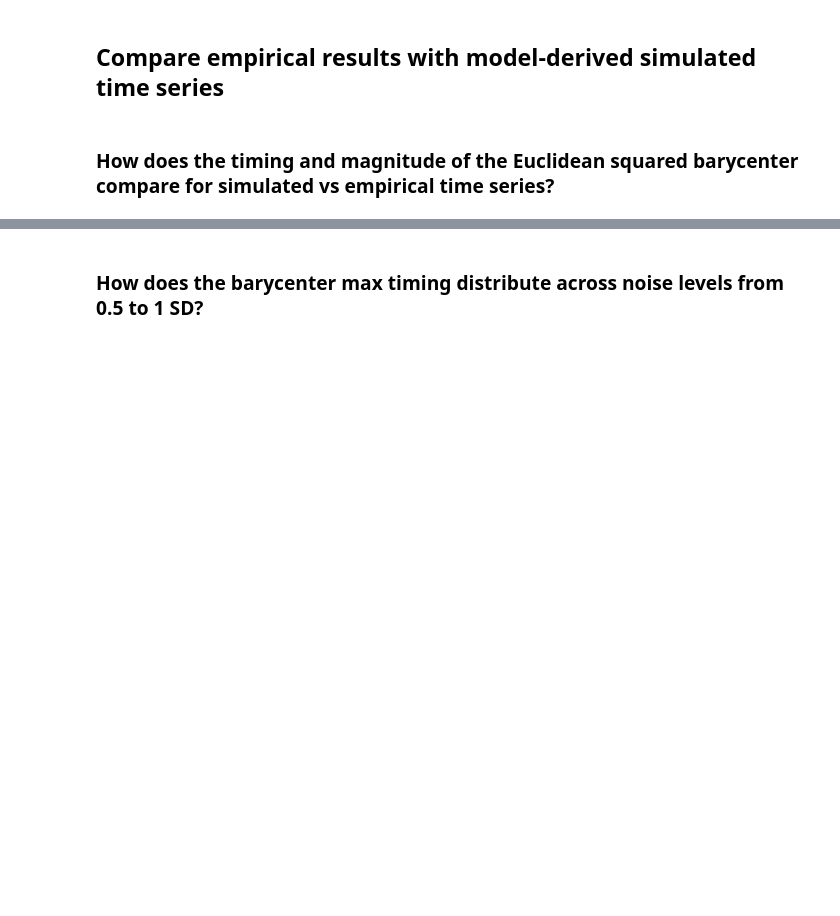
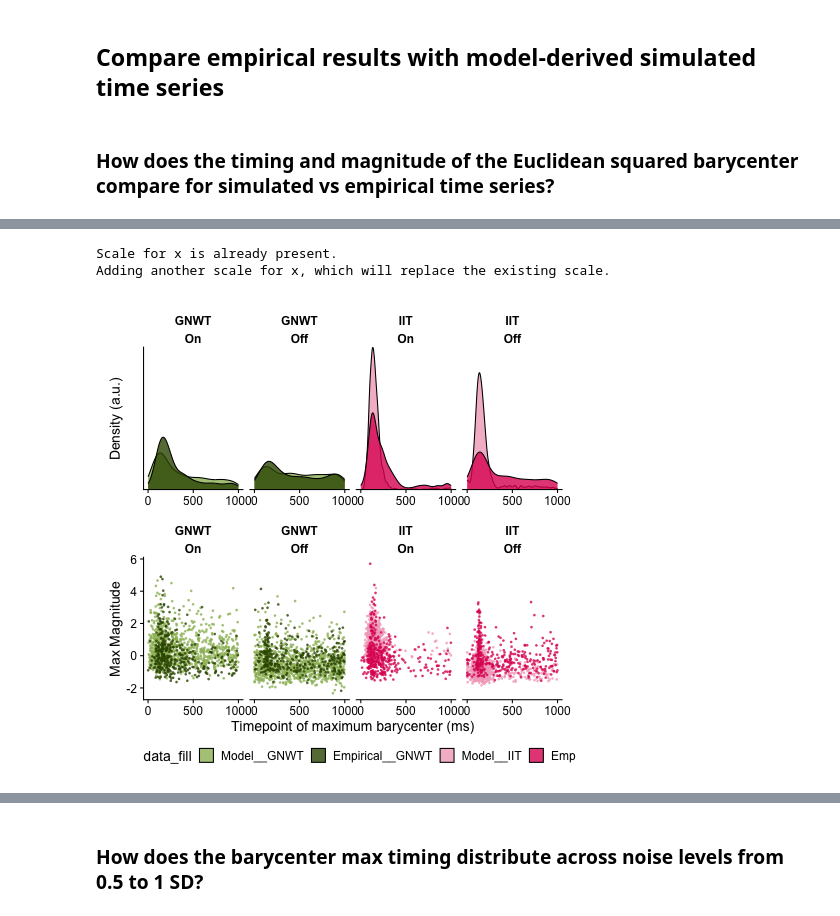
Before and after one commit to anniegbryant/MEG_functional_connectivity, a Jupyter notebook: data_visualization/barycenter_empirical_analysis.ipynb, the cells around one changed output, grey strips where cells are left out. Cells and saved outputs as stored; diff of their text form; code cells hidden in the pictures; blank space fills up the shorter version.

```diff
--- a/data_visualization/barycenter_empirical_analysis.ipynb
+++ b/data_visualization/barycenter_empirical_analysis.ipynb
@@ -559,3 +625,59 @@ Adding another scale for x, which will replace the existing scale.
+# %%
+%%R -i all_abs_data_for_comparison
+
+bary_max_density_plot <- all_abs_data_for_comparison %>%
+    filter(Data_Type=="Empirical" | Noise==1) %>%
+    mutate(Stim = factor(Stim, levels=c("On", "Off")),
+           data_fill = glue("{Data_Type}__{Model}")) %>%
+    mutate(data_fill = factor(data_fill, levels=rev(c("Empirical__IIT", "Model__IIT",
+                                                      "Empirical__GNWT", "Model__GNWT")))) %>%
+    ggplot(data=., mapping=aes(x=Max_Time, fill=data_fill)) +
+    scale_x_continuous(expand=c(0,0)) +
+    scale_y_continuous(expand=c(0,0)) +
+    geom_density(alpha=0.8) +
+#     facet_grid(Model ~ Stim, scales="free") +
+    facet_wrap(Model ~ Stim, scales="free_x", nrow=1) +
+    ylab("Density (a.u.)") +
+    xlab("Timepoint of maximum barycenter (ms)") +
+    scale_fill_manual(values=c("Empirical__IIT" = "#df2563", "Model__IIT" = "#f3abc3",
+                               "Empirical__GNWT" = "#365400", "Model__GNWT" = "#9cba66"))  +
+    theme(axis.text.y = element_blank(),
+          axis.ticks.y = element_blank(),
+          legend.position="bottom",
+          strip.background = element_blank(),
+            strip.text.x = element_text(face='bold'),
+            strip.text.y = element_text(angle=0, face='bold'))
+
+bary_max_scatter_plot <- all_abs_data_for_comparison %>%
+    filter(Data_Type=="Empirical" | Noise==1) %>%
+    mutate(Stim = factor(Stim, levels=c("On", "Off")),
+           data_fill = glue("{Data_Type}__{Model}")) %>%
+    mutate(data_fill = factor(data_fill, levels=rev(c("Empirical__IIT", "Model__IIT",
+                                                      "Empirical__GNWT", "Model__GNWT")))) %>%
+    group_by(data_fill) %>%
+    mutate(Max_Value_Z = (Max_Value - mean(Max_Value)) / sd(Max_Value)) %>%
+    ggplot(data=., mapping=aes(x=Max_Time, y=Max_Value_Z, color=data_fill)) +
+    geom_point(stroke=0, alpha=0.8, size=1.25) +
+    facet_wrap(Model ~ Stim, scales="free_x", nrow=1) +
+    scale_color_manual(values=c("Empirical__IIT" = "#df2563", "Model__IIT" = "#f3abc3",
+                               "Empirical__GNWT" = "#365400", "Model__GNWT" = "#9cba66"))  +
+    ylab("Max Magnitude") +
+    xlab("Timepoint of maximum barycenter (ms)")  +
+    theme(legend.position="none",
+          strip.background = element_blank(),
+            strip.text.x = element_text(face='bold'),
+            strip.text.y = element_text(angle=0, face='bold'))
+
+wrap_plots(list(bary_max_density_plot, bary_max_scatter_plot), ncol=1) +
+      plot_layout(axis_titles = "collect", guides = "collect") &
+      theme(legend.position="bottom") &
+      scale_x_continuous(breaks=c(0, 500, 1000), limits=c(0, 1000))
+
+# ggsave("../plots/modeling/Model_vs_empirical_barycenter_max_timing_abs_value.svg", width=8, height=5, units='in', dpi=300)
+# %% [output]
+Scale for x is already present.
+Adding another scale for x, which will replace the existing scale.
+[figure, added]
 # %%
 def kl_divergence_from_counts(P_counts, Q_counts, units="bits", num_bins=100, epsilon=1e-10):
     """
```
Also changed, not shown: parts of 8 cells of this notebook, 25 other files.
